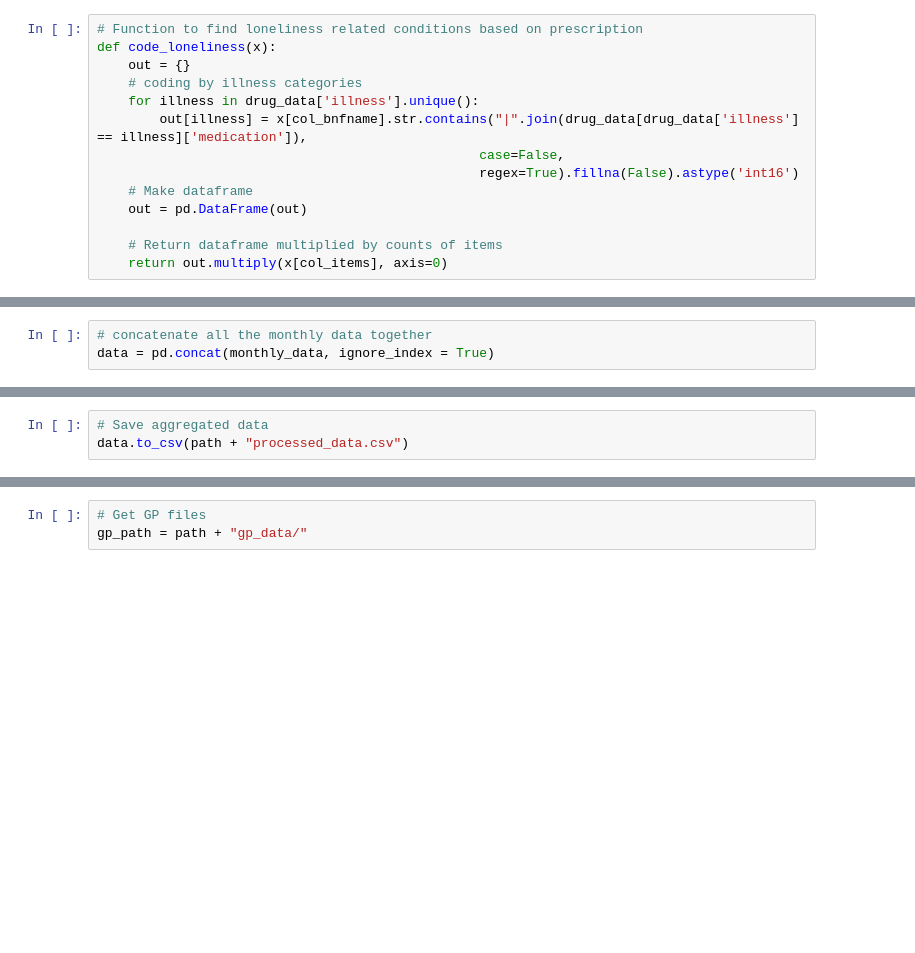
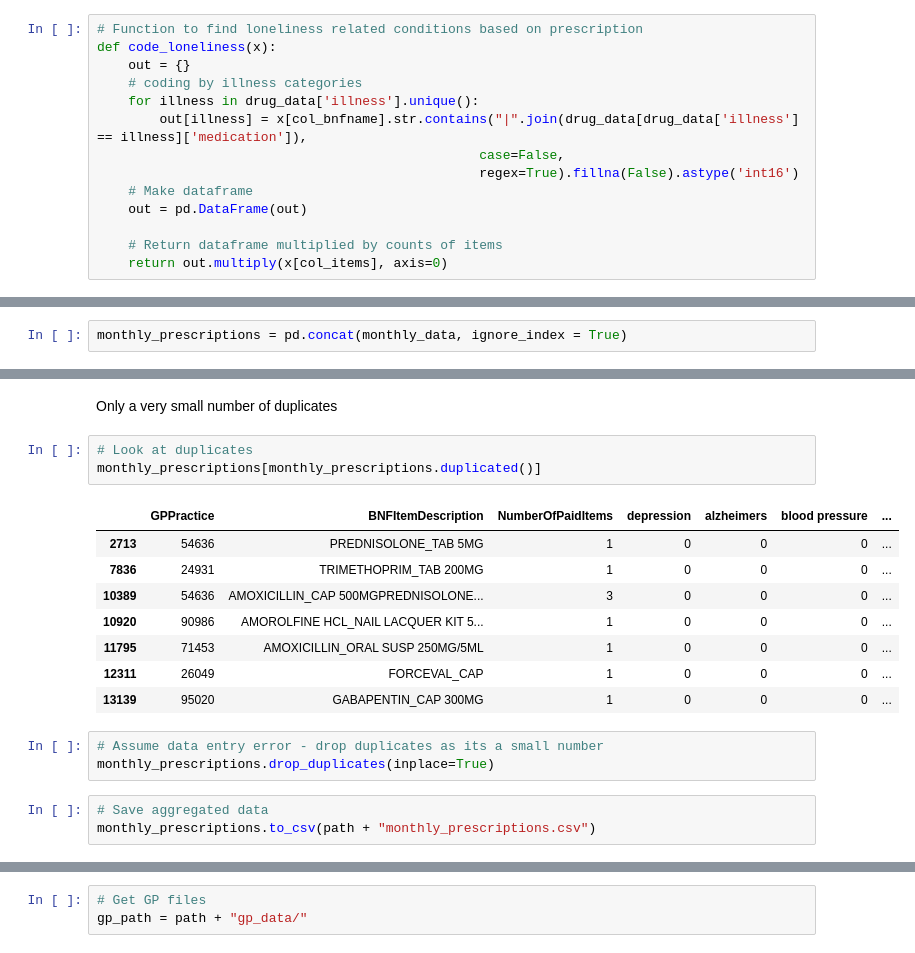
Before and after one commit to humaniverse/loneliness, a Jupyter notebook: inst/python/notebooks/clinical-scotland-2022.ipynb, the cells around one changed output, grey strips where cells are left out. Saved outputs shown, nothing was run; the diff lists cells and outputs as text; blank space fills up the shorter version.

```diff
--- a/inst/python/notebooks/clinical-scotland-2022.ipynb
+++ b/inst/python/notebooks/clinical-scotland-2022.ipynb
@@ -71,3 +87,2 @@ FileNotFoundError: [WinError 3] The system cannot find the path specified: '../.
 # %%
-# concatenate all the monthly data together
-data = pd.concat(monthly_data, ignore_index = True)
+monthly_prescriptions = pd.concat(monthly_data, ignore_index = True)
@@ -83,6 +102,23 @@ data[data["loneliness"] > 0].head()
+# %% [markdown]
+Only a very small number of duplicates
+# %%
+# Look at duplicates
+monthly_prescriptions[monthly_prescriptions.duplicated()]
+# %% [output]
+|  | GPPractice | BNFItemDescription | NumberOfPaidItems | depression | alzheimers | blood pressure | ... |
+| 2713 | 54636 | PREDNISOLONE_TAB 5MG | 1 | 0 | 0 | 0 | ... |
+| 7836 | 24931 | TRIMETHOPRIM_TAB 200MG | 1 | 0 | 0 | 0 | ... |
+| 10389 | 54636 | AMOXICILLIN_CAP 500MGPREDNISOLONE... | 3 | 0 | 0 | 0 | ... |
+| 10920 | 90986 | AMOROLFINE HCL_NAIL LACQUER KIT 5... | 1 | 0 | 0 | 0 | ... |
+| 11795 | 71453 | AMOXICILLIN_ORAL SUSP 250MG/5ML | 1 | 0 | 0 | 0 | ... |
+| 12311 | 26049 | FORCEVAL_CAP | 1 | 0 | 0 | 0 | ... |
+| 13139 | 95020 | GABAPENTIN_CAP 300MG | 1 | 0 | 0 | 0 | ... |
+# %%
+# Assume data entry error - drop duplicates as its a small number
+monthly_prescriptions.drop_duplicates(inplace=True)
 # %%
 # Save aggregated data
-data.to_csv(path + "processed_data.csv")
+monthly_prescriptions.to_csv(path + "monthly_prescriptions.csv")
 # %% [markdown]
 # Join GPs to postcodes
 
```
Also changed, not shown: parts of 49 cells of this notebook, 1 other file.
